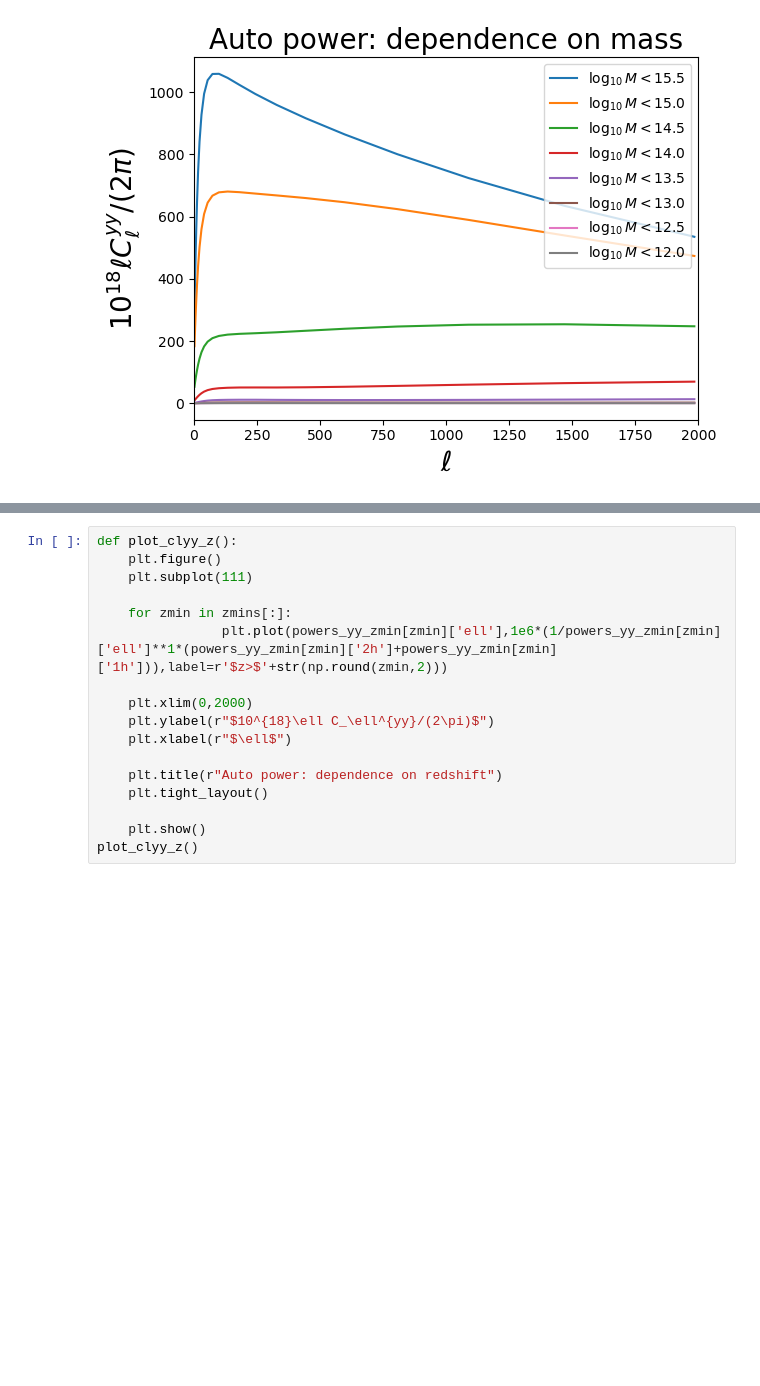
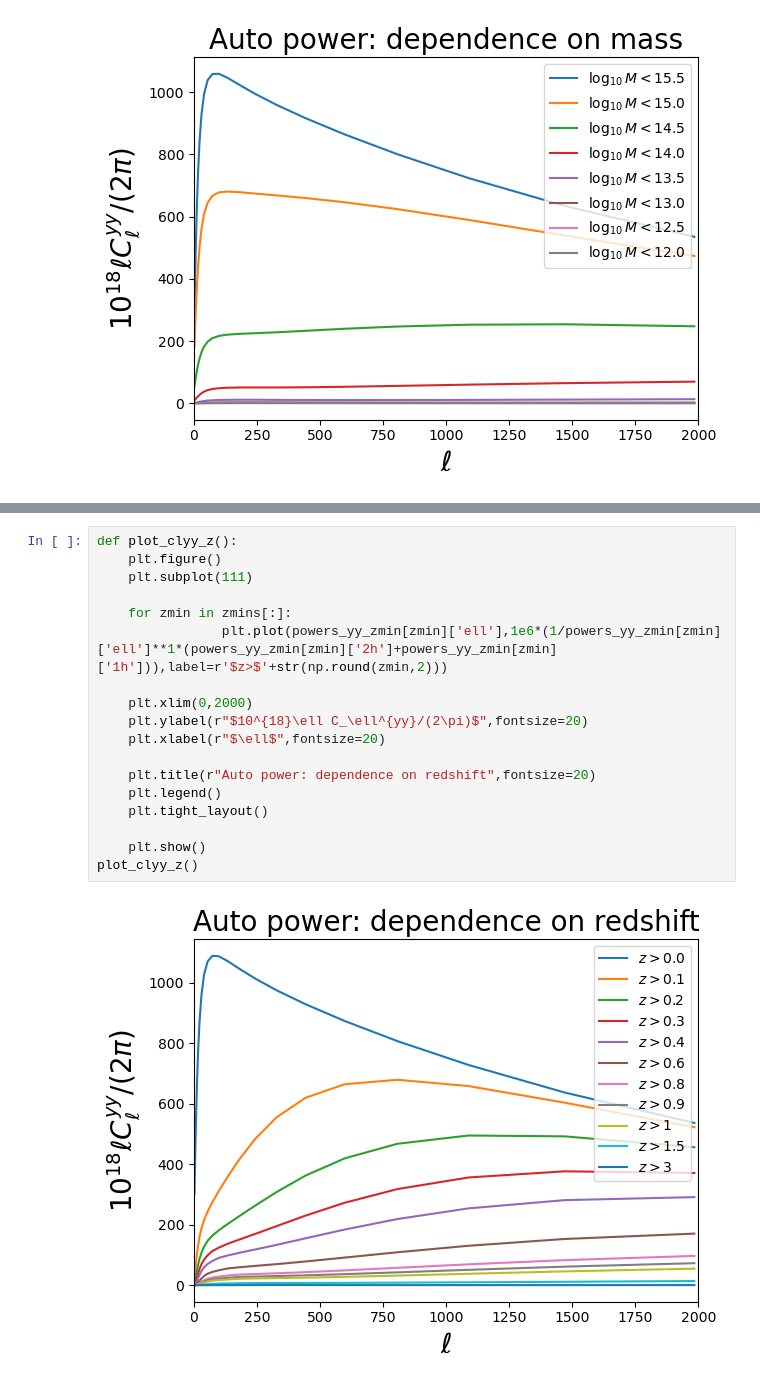
Before and after one commit to fmccarthy/tSZ_kappa_halomodel_classsz, a Jupyter notebook: clyk_halomodel_with_classz.ipynb, the cells around one changed output, grey strips where cells are left out. Drawn from its saved outputs; the diff is of its cells as text; blank space fills up the shorter version.

```diff
--- a/clyk_halomodel_with_classz.ipynb
+++ b/clyk_halomodel_with_classz.ipynb
@@ -463,17 +465,20 @@ plot_clyk_z()
 # %%
 def plot_clyy_z():
     plt.figure()
     plt.subplot(111)
 
     for zmin in zmins[:]:
                 plt.plot(powers_yy_zmin[zmin]['ell'],1e6*(1/powers_yy_zmin[zmin]['ell']**1*(powers_yy_zmin[zmin]['2h']+powers_yy_zmin[zmin]['1h'])),label=r'$z>$'+str(np.round(zmin,2)))
 
     plt.xlim(0,2000)
-    plt.ylabel(r"$10^{18}\ell C_\ell^{yy}/(2\pi)$")
-    plt.xlabel(r"$\ell$")
+    plt.ylabel(r"$10^{18}\ell C_\ell^{yy}/(2\pi)$",fontsize=20)
+    plt.xlabel(r"$\ell$",fontsize=20)
 
-    plt.title(r"Auto power: dependence on redshift")
+    plt.title(r"Auto power: dependence on redshift",fontsize=20)
+    plt.legend()
     plt.tight_layout()
 
     plt.show()
 plot_clyy_z()
+# %% [output]
+[figure, added]
```
Also changed, not shown: parts of 1 cell of this notebook.
